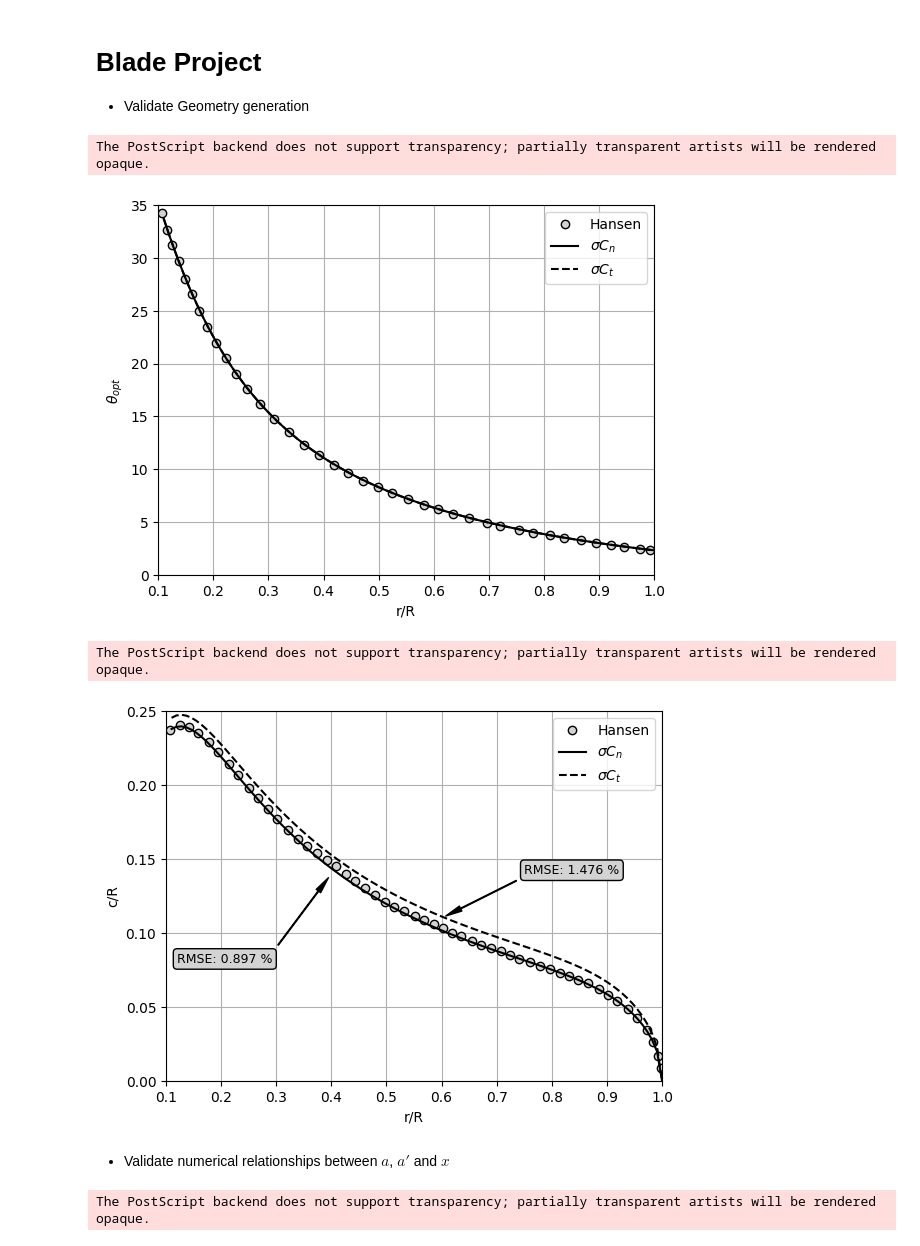
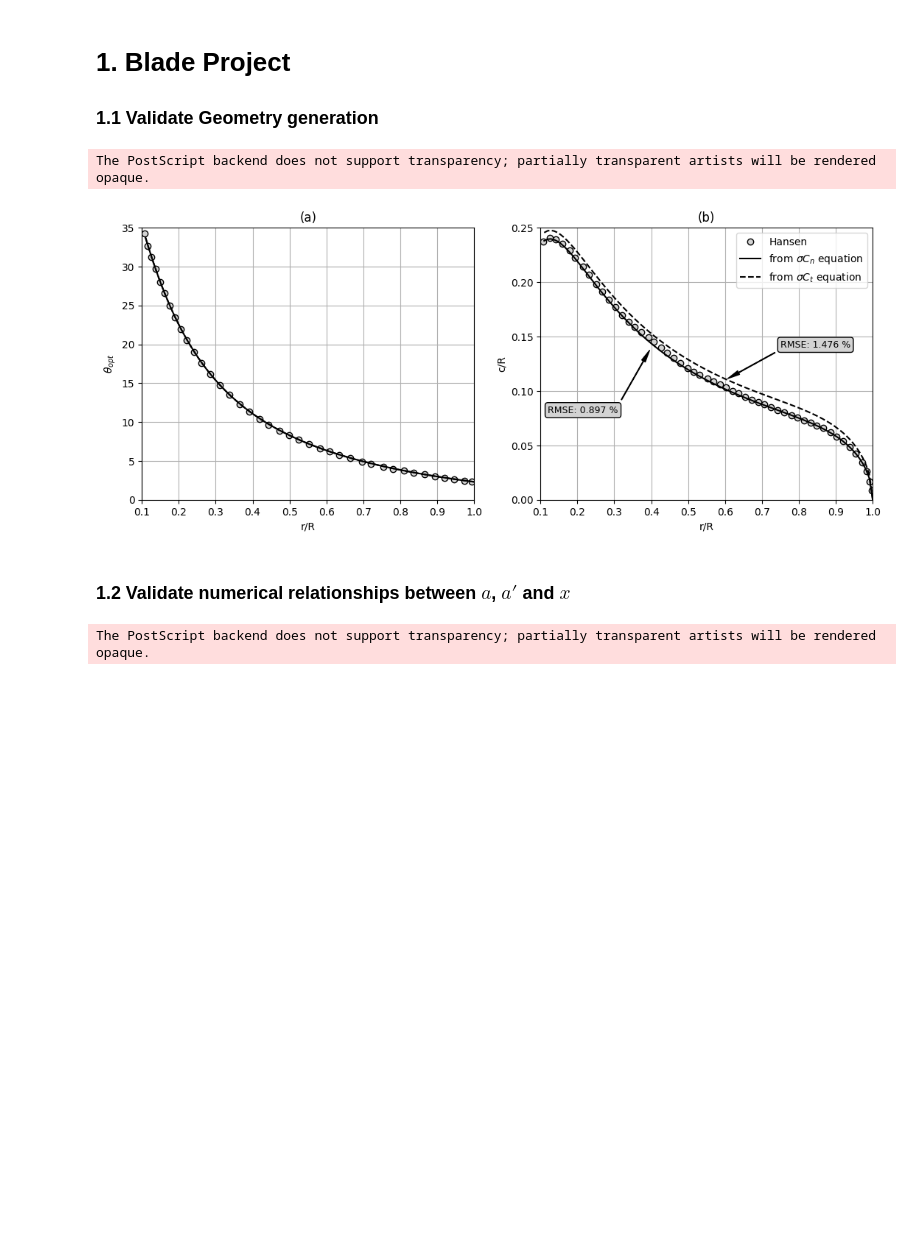
Before and after one commit to Widmark-Kaue/BEMT, a Jupyter notebook: case.ipynb, the cells around one changed output. Drawn from its saved outputs; the diff is of its cells as text; code cells hidden in the pictures; blank space fills up the shorter version.

```diff
--- a/case.ipynb
+++ b/case.ipynb
@@ -8,14 +8,18 @@ from scipy.interpolate import interp1d
 from src.utils import *
 from src.rotor import Rotor
 from src.bemt import bemt
+
+#Images resolutions
+dpi = 350
+
+# flag to save plots
+save_images = True
 # %% [markdown]
-# Blade Project
-- Validate Geometry generation
+# 1. Blade Project
+### 1.1 Validate Geometry generation
 # %%
-save_images = True
-
-rotor = Rotor(number_of_blades=3, number_of_sections=100, tip_speed_ratio=6, alpha_opt=4, Cl_opt=0.8, Cd_opt=0.012)
-rotor2 = Rotor(number_of_blades=3, number_of_sections=100, tip_speed_ratio=6, alpha_opt=4, Cl_opt=0.8, Cd_opt=0.012)
+rotor = Rotor(number_of_blades=3, number_of_sections=100, tip_speed_ratio=6, alpha_opt=4, Cl_opt=0.8, Cd_opt=0.012, tip_correction_model='Prandtl')
+rotor2 = Rotor(number_of_blades=3, number_of_sections=100, tip_speed_ratio=6, alpha_opt=4, Cl_opt=0.8, Cd_opt=0.012, tip_correction_model='Prandtl')
 
 rotor.blade_design(r0_R=0.11, plot=False, solidity='Cn', filter_invalid_solidity=False)
 rotor2.blade_design(r0_R=0.11, plot=False, solidity='Ct', filter_invalid_solidity=False)
@@ -33,63 +37,59 @@ error_Ct = (code_Ct(rotor2.sections['r_R'][:-1]) - hansen(rotor2.sections['r_R']
 
 error_Cn = np.sqrt(np.sum(error_Cn)/len(error_Cn)) * 100
 error_Ct = np.sqrt(np.sum(error_Ct)/len(error_Ct)) * 100
 
 # Pitch Angle Distribution
+fig, (ax1, ax2) = plt.subplots(1,2,figsize=(12.8, 4.8))
 
-plt.figure(figsize=(6.4, 4.8))
-plt.plot(pitch_hansen_validate[:,0], pitch_hansen_validate[:,1],'o', color = 'lightgray', markeredgecolor='black', label = 'Hansen')
-plt.plot(rotor.sections['r_R'], rotor.sections['theta_opt'], 'k', label = r'$\sigma C_n$')
-plt.plot(rotor2.sections['r_R'], rotor2.sections['theta_opt'], 'k--', label = r'$\sigma C_t$')
+ax1.plot(pitch_hansen_validate[:,0], pitch_hansen_validate[:,1],'o', color = 'lightgray', markeredgecolor='black', label = 'Hansen')
+ax1.plot(rotor.sections['r_R'], rotor.sections['theta_opt'], 'k', label = r'from $\sigma C_n$ equation')
+ax1.plot(rotor2.sections['r_R'], rotor2.sections['theta_opt'], 'k--', label = r'from $\sigma C_t$ equation')
 
-plt.xlabel('r/R')
-plt.ylabel(r'$\theta_{opt}$')
-plt.ylim(0,35)
-plt.xlim(0.1, 1)
+ax1.set_title('(a)')
+ax1.set_xlabel('r/R')
+ax1.set_ylabel(r'$\theta_{opt}$')
+ax1.set_ylim(0,35)
+ax1.set_xlim(0.1, 1)
 
-
-plt.legend()
-plt.grid()
-if save_images:
-    plt.savefig(image_path.joinpath('pitch_angle_distribution_validate.eps'), format='eps')
-plt.show()
+# ax1.legend()
+ax1.grid()
 
 # Chord Distribution
-plt.figure(figsize=(6.4, 4.8))
-plt.plot(chord_hansen_validate[:,0], chord_hansen_validate[:,1],'o',color='lightgray', markeredgecolor='black', label = 'Hansen')
-plt.plot(rotor.sections['r_R'], rotor.sections['c_R']*rotor.sections['tip_correction'], 'k', label = r'$\sigma C_n$')
-plt.plot(rotor2.sections['r_R'], rotor2.sections['c_R']*rotor2.sections['tip_correction'], 'k--', label = r'$\sigma C_t$')
+# plt.figure(figsize=(6.4, 4.8))
+ax2.plot(chord_hansen_validate[:,0], chord_hansen_validate[:,1],'o',color='lightgray', markeredgecolor='black', label = 'Hansen')
+ax2.plot(rotor.sections['r_R'], rotor.sections['c_R']*rotor.sections['tip_correction'], 'k', label = r'from $\sigma C_n$ equation')
+ax2.plot(rotor2.sections['r_R'], rotor2.sections['c_R']*rotor2.sections['tip_correction'], 'k--', label = r'from $\sigma C_t$ equation')
 
 # Adicionar a seta apontando para a primeira curva
 arrow_width = 0.5
 arrow_head_width = 4
-plt.annotate(f'RMSE: {error_Cn:.3f} %',
+ax2.annotate(f'RMSE: {error_Cn:.3f} %',
              xy=(0.4, 0.14),  # Posição da ponta da seta (x, y) no gráfico
              xytext=(0.12, 0.08),  # Posição do texto (x, y) no gráfico
              arrowprops=dict(facecolor='black', shrink=0.05, width=arrow_width, headwidth=arrow_head_width),
              fontsize=9, bbox=dict(facecolor='lightgray', boxstyle = 'round, pad=0.3'))
 
 # Adicionar a seta apontando para a segunda curva
-plt.annotate(f'RMSE: {error_Ct:.3f} %',
+ax2.annotate(f'RMSE: {error_Ct:.3f} %',
              xy=(0.6, 0.11),  # Posição da ponta da seta (x, y) no gráfico
              xytext=(0.75, 0.14),  # Posição do texto (x, y) no gráfico
              arrowprops=dict(facecolor='black', shrink=0.05, width=arrow_width, headwidth=arrow_head_width),
              fontsize=9, bbox=dict(facecolor='lightgray', boxstyle = 'round, pad=0.3') )
 
-plt.xlabel('r/R')
-plt.ylabel('c/R')
-plt.ylim(0,0.25)
-plt.xlim(0.1, 1)
+ax2.set_title('(b)')
+ax2.set_xlabel('r/R')
+ax2.set_ylabel('c/R')
+ax2.set_ylim(0,0.25)
+ax2.set_xlim(0.1, 1)
 
-plt.legend(loc = 1)
-plt.grid()
+ax2.legend(loc = 1)
+ax2.grid()
 if save_images:
-    plt.savefig(image_path.joinpath('chord_distribution_validate.eps'), format='eps')
+    fig.savefig(image_path.joinpath('pitch_and_chord_distribution_validate.eps'), format='eps', dpi = dpi)
 plt.show()
 # %% [output]
 The PostScript backend does not support transparency; partially transparent artists will be rendered opaque.
-[figure, old version]
+[figure, new version]
-The PostScript backend does not support transparency; partially transparent artists will be rendered opaque.
-[figure, removed]
 # %% [markdown]
-- Validate numerical relationships between $a$, $a'$ and $x$
+### 1.2 Validate numerical relationships between $a$, $a'$ and $x$
 # %%
```
Also changed, not shown: parts of 20 cells of this notebook.
